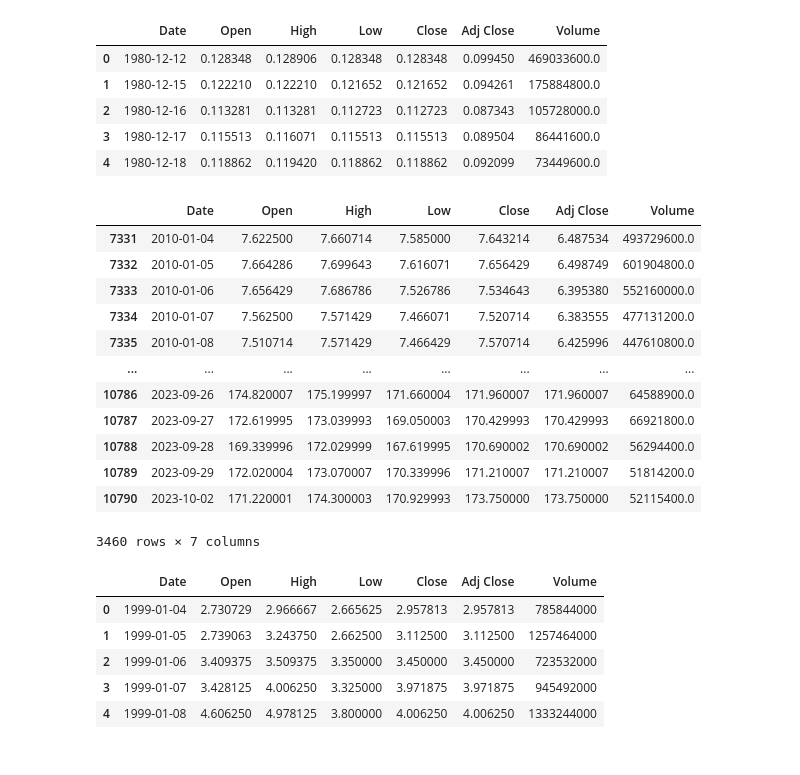
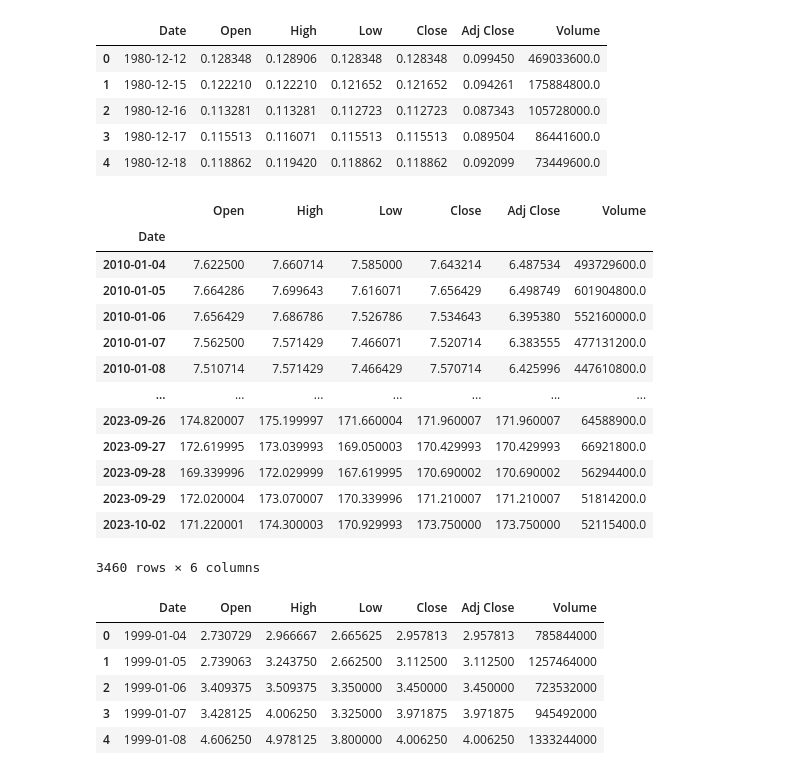
Before and after one commit to arnavktis/Stock-Market-Analysis-And-Forecasting, a Jupyter notebook: Main.ipynb, the cells around one changed output. Saved outputs shown, nothing was run; the diff lists cells and outputs as text; code cells hidden in the pictures.

```diff
--- a/Main.ipynb
+++ b/Main.ipynb
@@ -37,21 +29,23 @@ df1.head()
 | 4 | 1980-12-18 | 0.118862 | 0.119420 | 0.118862 | 0.118862 | 0.092099 | 73449600.0 |
 # %%
 df1 = df1.loc[df1['Date'] > '2010-01-01']
+df1.set_index('Date', inplace=True)
 df1
 # %% [output]
-|  | Date | Open | High | Low | Close | Adj Close | Volume |
-| 7331 | 2010-01-04 | 7.622500 | 7.660714 | 7.585000 | 7.643214 | 6.487534 | 493729600.0 |
-| 7332 | 2010-01-05 | 7.664286 | 7.699643 | 7.616071 | 7.656429 | 6.498749 | 601904800.0 |
-| 7333 | 2010-01-06 | 7.656429 | 7.686786 | 7.526786 | 7.534643 | 6.395380 | 552160000.0 |
-| 7334 | 2010-01-07 | 7.562500 | 7.571429 | 7.466071 | 7.520714 | 6.383555 | 477131200.0 |
-| 7335 | 2010-01-08 | 7.510714 | 7.571429 | 7.466429 | 7.570714 | 6.425996 | 447610800.0 |
-| ... | ... | ... | ... | ... | ... | ... | ... |
-| 10786 | 2023-09-26 | 174.820007 | 175.199997 | 171.660004 | 171.960007 | 171.960007 | 64588900.0 |
-| 10787 | 2023-09-27 | 172.619995 | 173.039993 | 169.050003 | 170.429993 | 170.429993 | 66921800.0 |
-| 10788 | 2023-09-28 | 169.339996 | 172.029999 | 167.619995 | 170.690002 | 170.690002 | 56294400.0 |
-| 10789 | 2023-09-29 | 172.020004 | 173.070007 | 170.339996 | 171.210007 | 171.210007 | 51814200.0 |
-| 10790 | 2023-10-02 | 171.220001 | 174.300003 | 170.929993 | 173.750000 | 173.750000 | 52115400.0 |
+|  | Open | High | Low | Close | Adj Close | Volume |
+| Date |  |  |  |  |  |  |
+| 2010-01-04 | 7.622500 | 7.660714 | 7.585000 | 7.643214 | 6.487534 | 493729600.0 |
+| 2010-01-05 | 7.664286 | 7.699643 | 7.616071 | 7.656429 | 6.498749 | 601904800.0 |
+| 2010-01-06 | 7.656429 | 7.686786 | 7.526786 | 7.534643 | 6.395380 | 552160000.0 |
+| 2010-01-07 | 7.562500 | 7.571429 | 7.466071 | 7.520714 | 6.383555 | 477131200.0 |
+| 2010-01-08 | 7.510714 | 7.571429 | 7.466429 | 7.570714 | 6.425996 | 447610800.0 |
+| ... | ... | ... | ... | ... | ... | ... |
+| 2023-09-26 | 174.820007 | 175.199997 | 171.660004 | 171.960007 | 171.960007 | 64588900.0 |
+| 2023-09-27 | 172.619995 | 173.039993 | 169.050003 | 170.429993 | 170.429993 | 66921800.0 |
+| 2023-09-28 | 169.339996 | 172.029999 | 167.619995 | 170.690002 | 170.690002 | 56294400.0 |
+| 2023-09-29 | 172.020004 | 173.070007 | 170.339996 | 171.210007 | 171.210007 | 51814200.0 |
+| 2023-10-02 | 171.220001 | 174.300003 | 170.929993 | 173.750000 | 173.750000 | 52115400.0 |
-3460 rows × 7 columns
+3460 rows × 6 columns
 # %%
 amazon = pd.read_csv('Assets/AMZN_data_1999_2022.csv')
 amazon.head()
```
Also changed, not shown: parts of 9 cells of this notebook.
